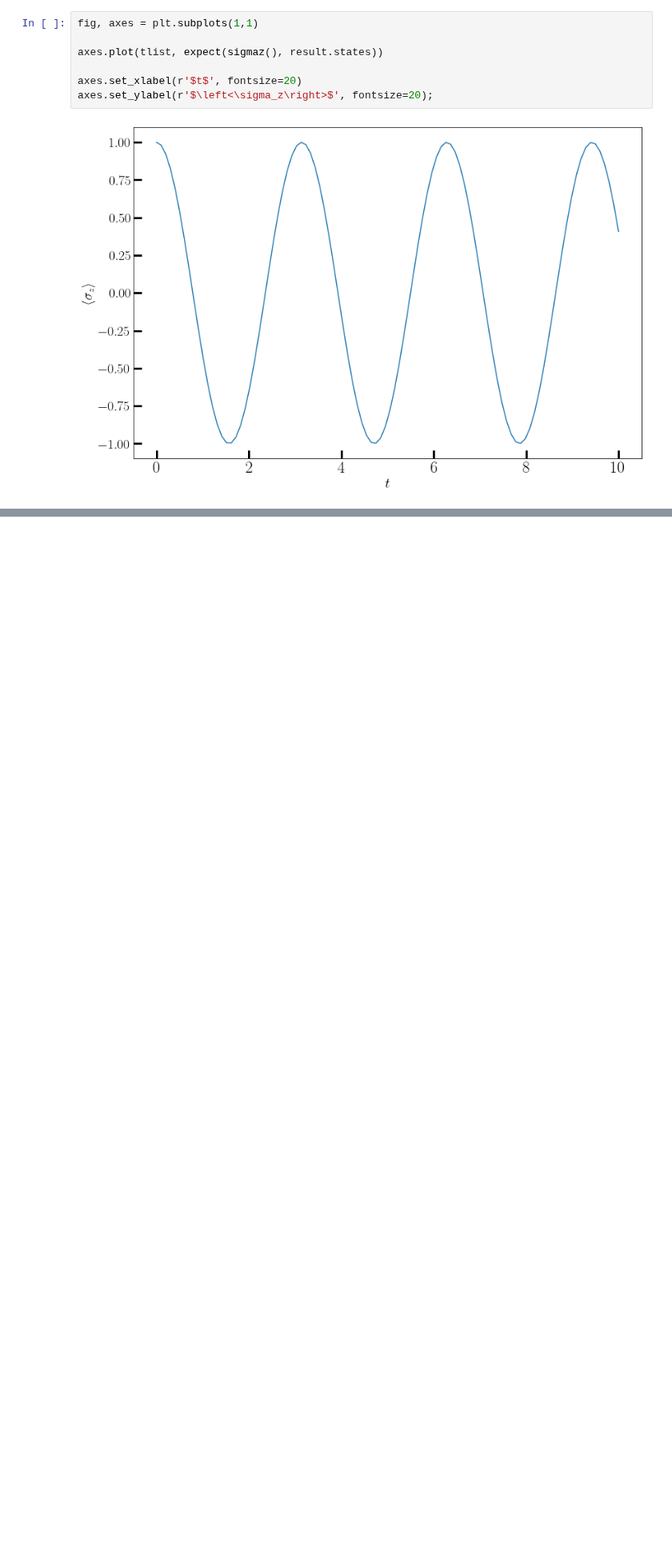
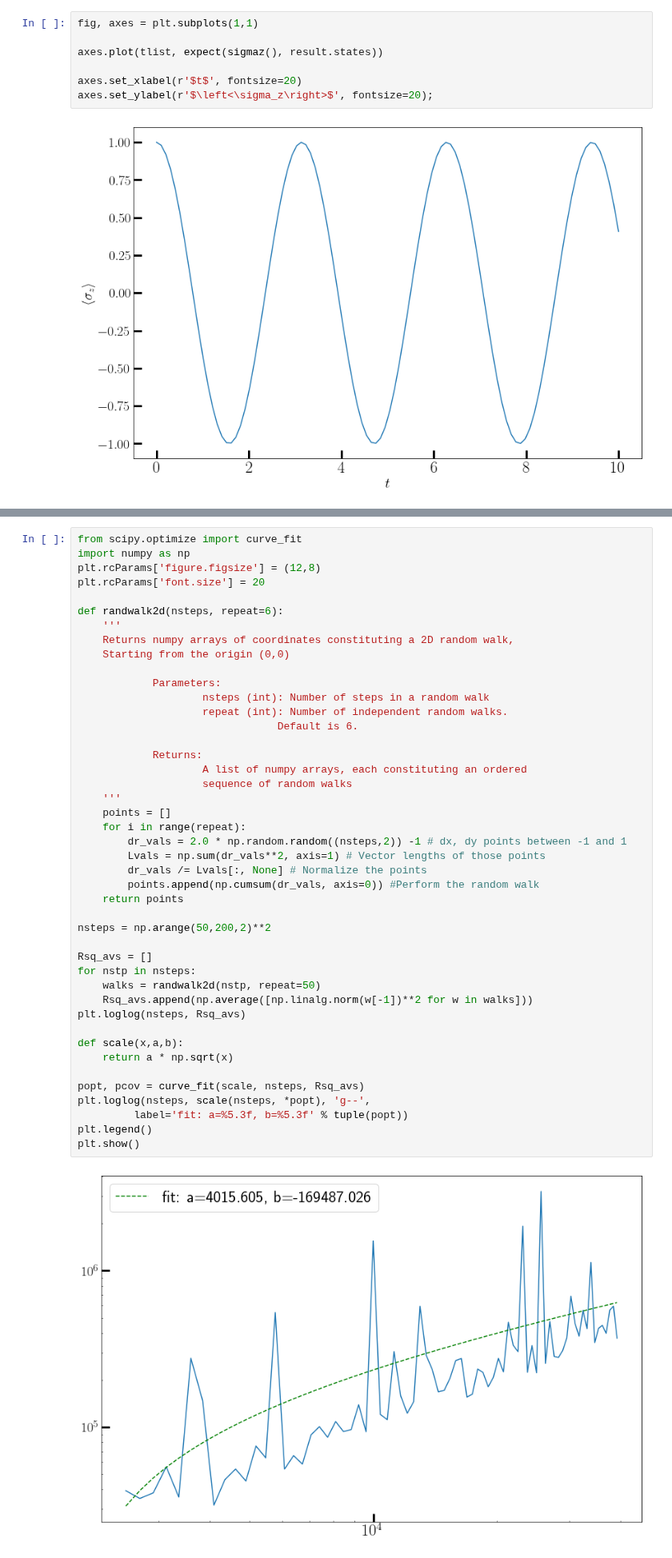
Before and after one commit to hariseldon99/msph402b, a Jupyter notebook: Special_Topics.ipynb, the cells around one changed output, grey strips where cells are left out. Shown at 80% size. Saved outputs shown, nothing was run; the diff lists cells and outputs as text; blank space fills up the shorter version.

```diff
--- a/Special_Topics.ipynb
+++ b/Special_Topics.ipynb
@@ -538,0 +562,46 @@ Introduction to Monte Carlo Methods in Python
+# %%
+from scipy.optimize import curve_fit
+import numpy as np
+plt.rcParams['figure.figsize'] = (12,8)
+plt.rcParams['font.size'] = 20
+
+def randwalk2d(nsteps, repeat=6):
+    '''
+    Returns numpy arrays of coordinates constituting a 2D random walk,
+    Starting from the origin (0,0)
+
+            Parameters:
+                    nsteps (int): Number of steps in a random walk
+                    repeat (int): Number of independent random walks.
+                                Default is 6.
+
+            Returns:
+                    A list of numpy arrays, each constituting an ordered
+                    sequence of random walks
+    '''
+    points = []
+    for i in range(repeat):
+        dr_vals = 2.0 * np.random.random((nsteps,2)) -1 # dx, dy points between -1 and 1
+        Lvals = np.sum(dr_vals**2, axis=1) # Vector lengths of those points
+        dr_vals /= Lvals[:, None] # Normalize the points
+        points.append(np.cumsum(dr_vals, axis=0)) #Perform the random walk
+    return points
+
+nsteps = np.arange(50,200,2)**2
+
+Rsq_avs = []
+for nstp in nsteps:
+    walks = randwalk2d(nstp, repeat=50)
+    Rsq_avs.append(np.average([np.linalg.norm(w[-1])**2 for w in walks]))
+plt.loglog(nsteps, Rsq_avs)
+
+def scale(x,a,b):
+    return a * np.sqrt(x)
+
+popt, pcov = curve_fit(scale, nsteps, Rsq_avs)
+plt.loglog(nsteps, scale(nsteps, *popt), 'g--',
+         label='fit: a=%5.3f, b=%5.3f' % tuple(popt))
+plt.legend()
+plt.show()
+# %% [output]
+[figure, added]
```
Also changed, not shown: parts of 4 cells of this notebook.
